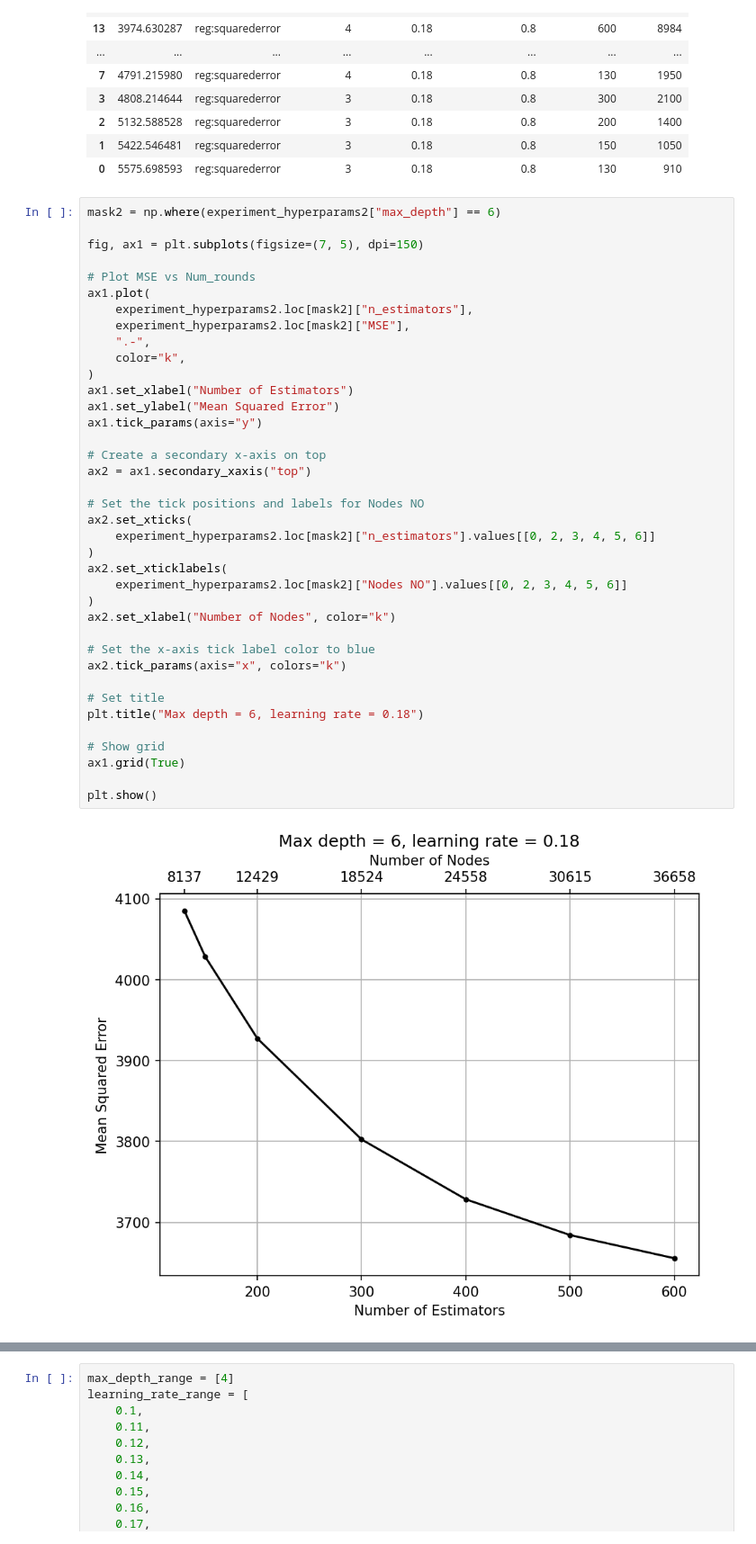
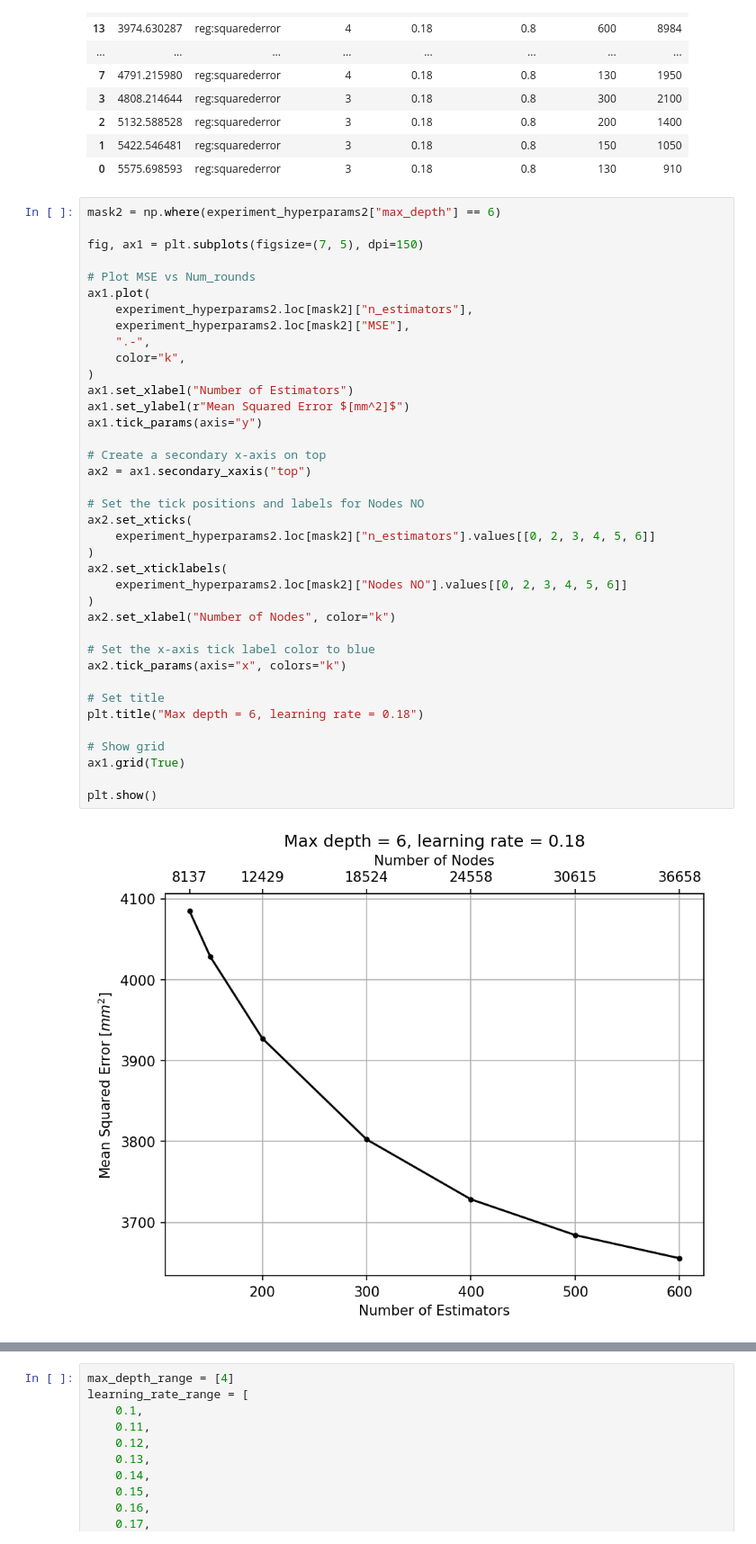
Before and after one commit to p-mucha/ML-for-ATLAS-Hardware-Trigger-at-HL-LHC-in-HH-4b, a Jupyter notebook: notebooks/10.0-pm-downsizing.ipynb, the cells around one changed output, grey strips where cells are left out. Shown at 90% size. Drawn from its saved outputs; the diff is of its cells as text.

```diff
--- a/notebooks/10.0-pm-downsizing.ipynb
+++ b/notebooks/10.0-pm-downsizing.ipynb
@@ -357,35 +357,35 @@ ax1.plot(
     experiment_hyperparams2.loc[mask2]["MSE"],
     ".-",
     color="k",
 )
 ax1.set_xlabel("Number of Estimators")
-ax1.set_ylabel("Mean Squared Error")
+ax1.set_ylabel(r"Mean Squared Error $[mm^2]$")
 ax1.tick_params(axis="y")
 
 # Create a secondary x-axis on top
 ax2 = ax1.secondary_xaxis("top")
 
 # Set the tick positions and labels for Nodes NO
 ax2.set_xticks(
     experiment_hyperparams2.loc[mask2]["n_estimators"].values[[0, 2, 3, 4, 5, 6]]
 )
 ax2.set_xticklabels(
     experiment_hyperparams2.loc[mask2]["Nodes NO"].values[[0, 2, 3, 4, 5, 6]]
 )
 ax2.set_xlabel("Number of Nodes", color="k")
 
 # Set the x-axis tick label color to blue
 ax2.tick_params(axis="x", colors="k")
 
 # Set title
 plt.title("Max depth = 6, learning rate = 0.18")
 
 # Show grid
 ax1.grid(True)
 
 plt.show()
 # %% [output]
-[figure, old version]
+[figure, new version]
 # %%
 mask2 = np.where(experiment_hyperparams2["max_depth"] == 4)
 
```
Also changed, not shown: parts of 2 cells of this notebook, 5 other files.
